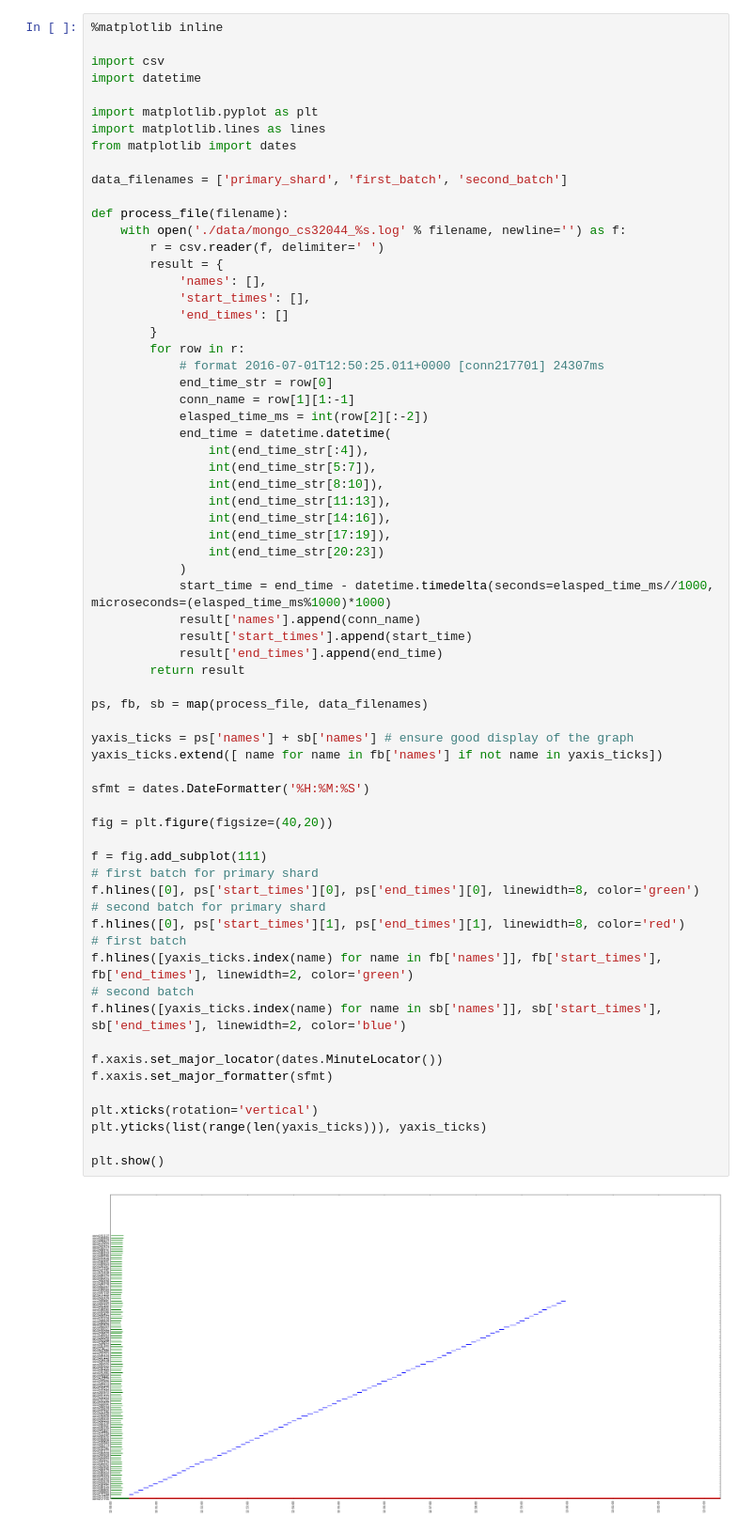
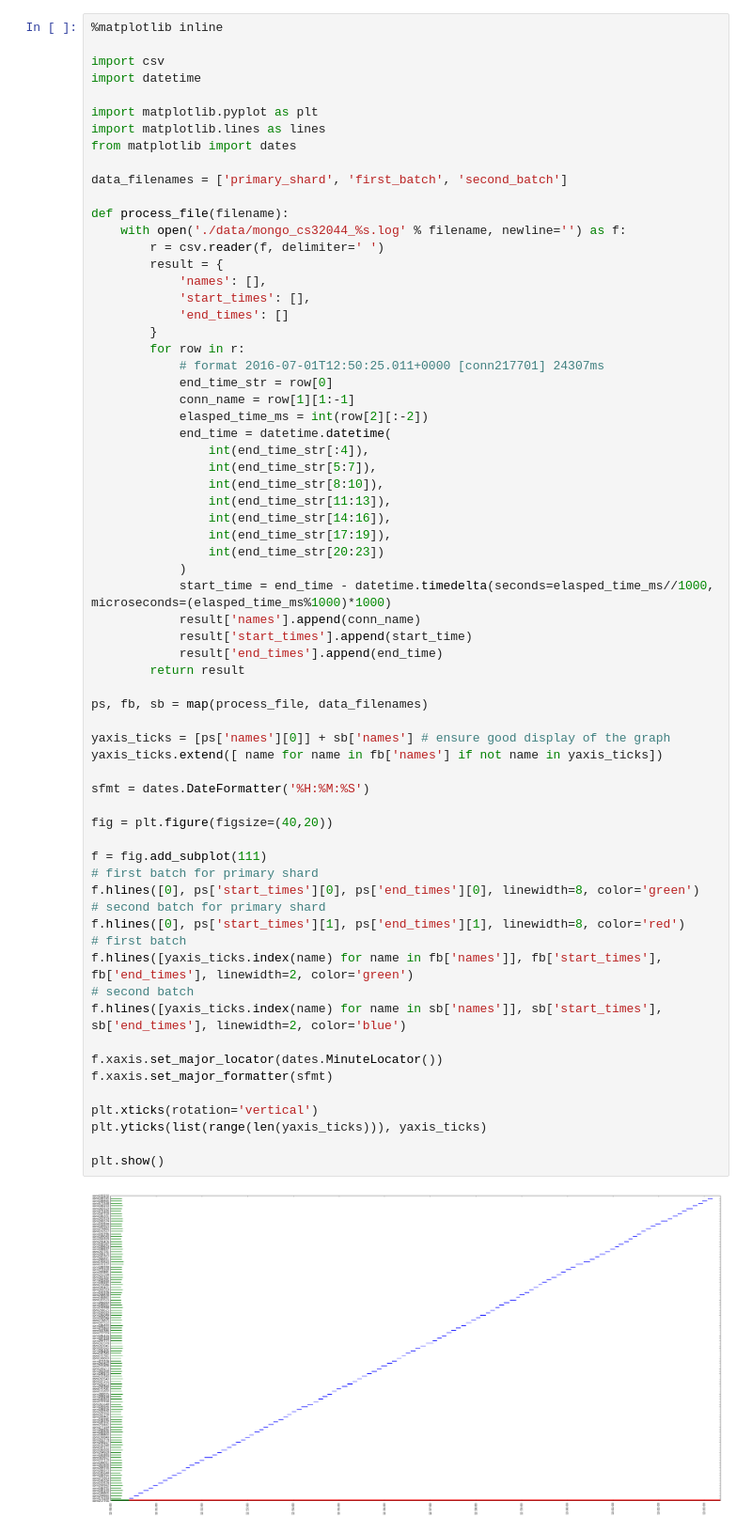
Before and after one commit to ahom/jupyter-notebooks, a Jupyter notebook: mongo_cs32044.ipynb, the cells around one changed output. Shown at 94% size. Saved outputs shown, nothing was run; the diff lists cells and outputs as text.

```diff
--- a/mongo_cs32044.ipynb
+++ b/mongo_cs32044.ipynb
@@ -37,32 +37,32 @@ def process_file(filename):
             result['start_times'].append(start_time)
             result['end_times'].append(end_time)
         return result
 
 ps, fb, sb = map(process_file, data_filenames)
 
-yaxis_ticks = ps['names'] + sb['names'] # ensure good display of the graph
+yaxis_ticks = [ps['names'][0]] + sb['names'] # ensure good display of the graph
 yaxis_ticks.extend([ name for name in fb['names'] if not name in yaxis_ticks])
 
 sfmt = dates.DateFormatter('%H:%M:%S')
 
 fig = plt.figure(figsize=(40,20))
 
 f = fig.add_subplot(111)
 # first batch for primary shard
 f.hlines([0], ps['start_times'][0], ps['end_times'][0], linewidth=8, color='green')
 # second batch for primary shard
 f.hlines([0], ps['start_times'][1], ps['end_times'][1], linewidth=8, color='red')
 # first batch
 f.hlines([yaxis_ticks.index(name) for name in fb['names']], fb['start_times'], fb['end_times'], linewidth=2, color='green')
 # second batch
 f.hlines([yaxis_ticks.index(name) for name in sb['names']], sb['start_times'], sb['end_times'], linewidth=2, color='blue')
 
 f.xaxis.set_major_locator(dates.MinuteLocator())
 f.xaxis.set_major_formatter(sfmt)
 
 plt.xticks(rotation='vertical')
 plt.yticks(list(range(len(yaxis_ticks))), yaxis_ticks)
 
 plt.show()
 # %% [output]
-[figure, old version]
+[figure, new version]
```
Also changed, not shown: 2 other files.
